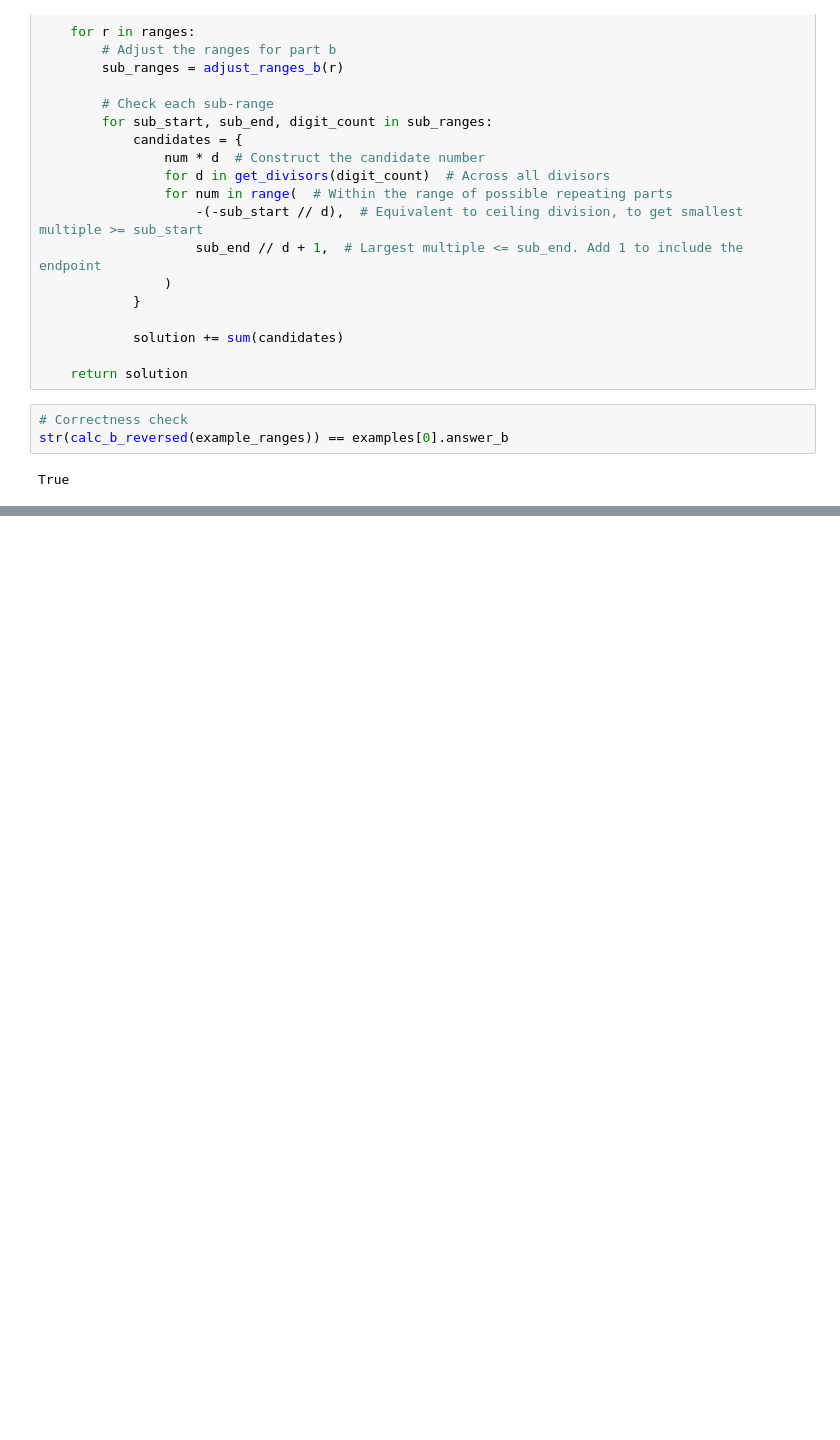
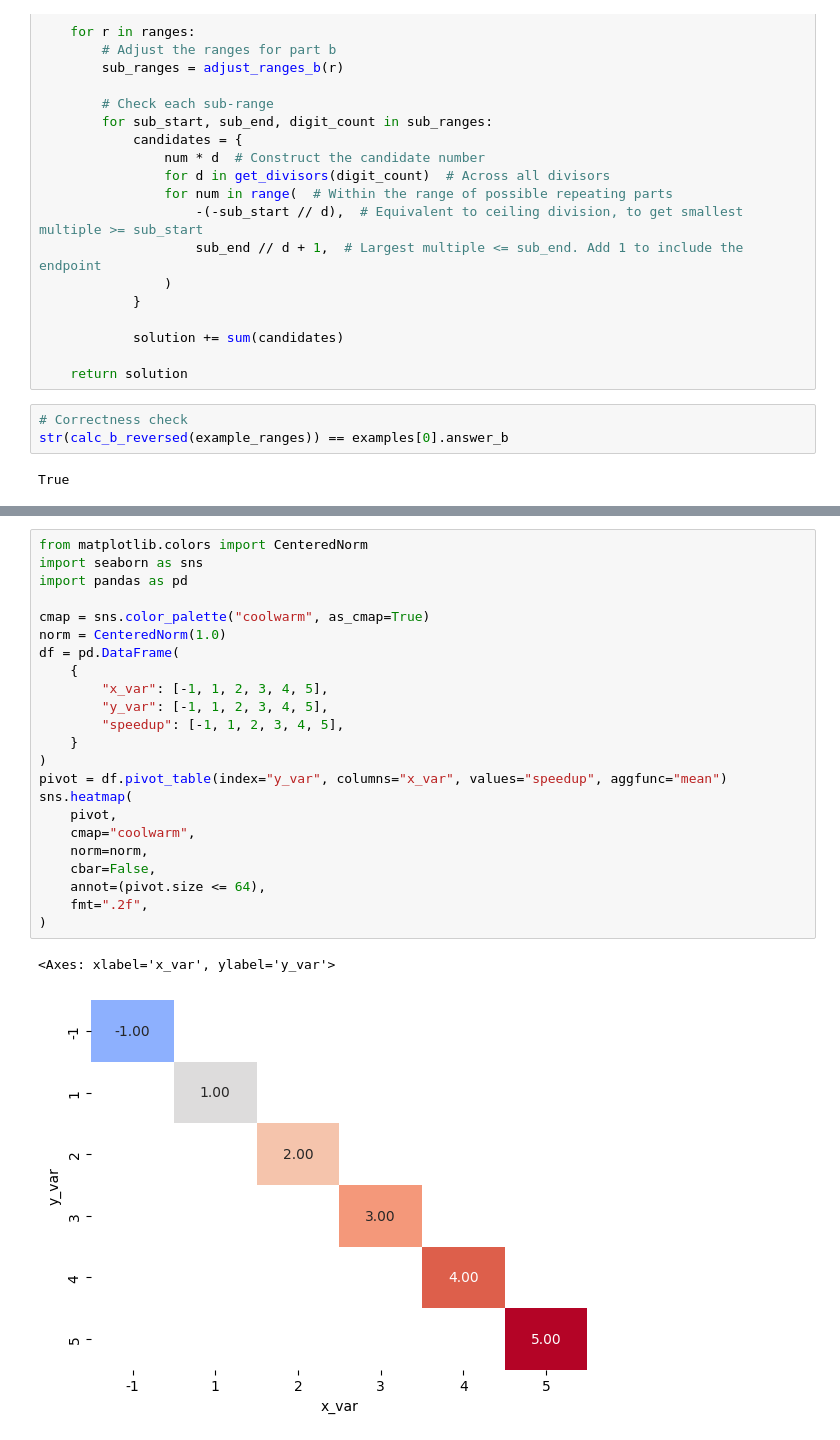
Before and after one commit to simonvanlierde/advent-of-code, a Jupyter notebook: solutions/2025/2.ipynb, the cells around one changed output, grey strips where cells are left out. Drawn from its saved outputs; the diff is of its cells as text; blank space fills up the shorter version.

```diff
--- a/solutions/2025/2.ipynb
+++ b/solutions/2025/2.ipynb
@@ -601,0 +608,26 @@ This is 20909x faster than the string based implementation , 1415x faster than t
+# %%
+from matplotlib.colors import CenteredNorm
+import seaborn as sns
+import pandas as pd
+
+cmap = sns.color_palette("coolwarm", as_cmap=True)
+norm = CenteredNorm(1.0)
+df = pd.DataFrame(
+    {
+        "x_var": [-1, 1, 2, 3, 4, 5],
+        "y_var": [-1, 1, 2, 3, 4, 5],
+        "speedup": [-1, 1, 2, 3, 4, 5],
+    }
+)
+pivot = df.pivot_table(index="y_var", columns="x_var", values="speedup", aggfunc="mean")
+sns.heatmap(
+    pivot,
+    cmap="coolwarm",
+    norm=norm,
+    cbar=False,
+    annot=(pivot.size <= 64),
+    fmt=".2f",
+)
+# %% [output]
+<Axes: xlabel='x_var', ylabel='y_var'>
+[figure, added]
```
Also changed, not shown: parts of 14 cells of this notebook, 3 other files.
